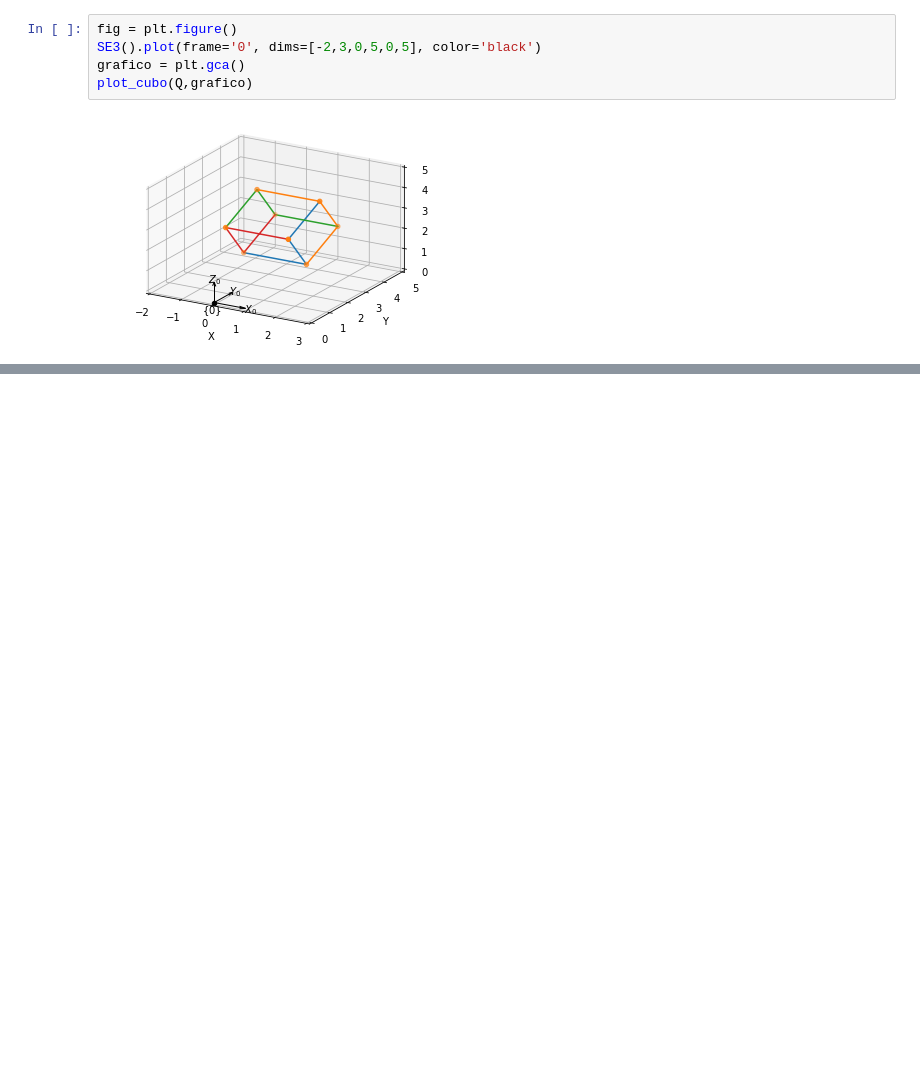
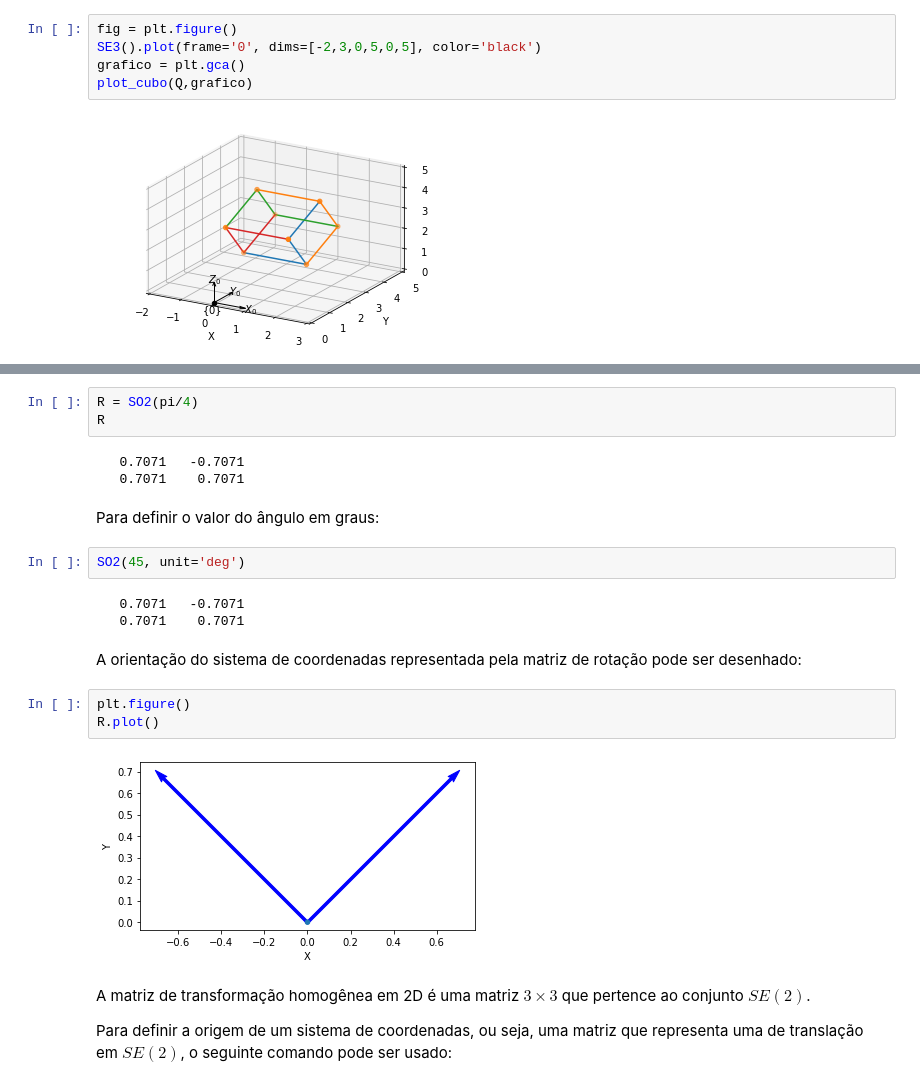
Before and after one commit to vgrassi/sel0634, a Jupyter notebook: sel634_aula1.ipynb, the cells around one changed output, grey strips where cells are left out. Drawn from its saved outputs; the diff is of its cells as text; blank space fills up the shorter version.

```diff
--- a/sel634_aula1.ipynb
+++ b/sel634_aula1.ipynb
@@ -377,0 +386,24 @@ plot_cubo(Q,grafico)
+# %%
+R = SO2(pi/4)
+R
+# %% [output]
+   0.7071   -0.7071
+   0.7071    0.7071
+# %% [markdown]
+Para definir o valor do ângulo em graus:
+# %%
+SO2(45, unit='deg')
+# %% [output]
+   0.7071   -0.7071
+   0.7071    0.7071
+# %% [markdown]
+A orientação do sistema de coordenadas representada pela matriz de rotação pode ser desenhado:
+# %%
+plt.figure()
+R.plot()
+# %% [output]
+[figure, added]
+# %% [markdown]
+A matriz de transformação homogênea em 2D é uma matriz $3 \times 3$ que pertence ao conjunto $SE(2)$.
+
+Para definir a origem de um sistema de coordenadas, ou seja, uma matriz que representa uma de translação em $SE(2)$, o seguinte comando pode ser usado:
```
Also changed, not shown: parts of 60 cells of this notebook.
